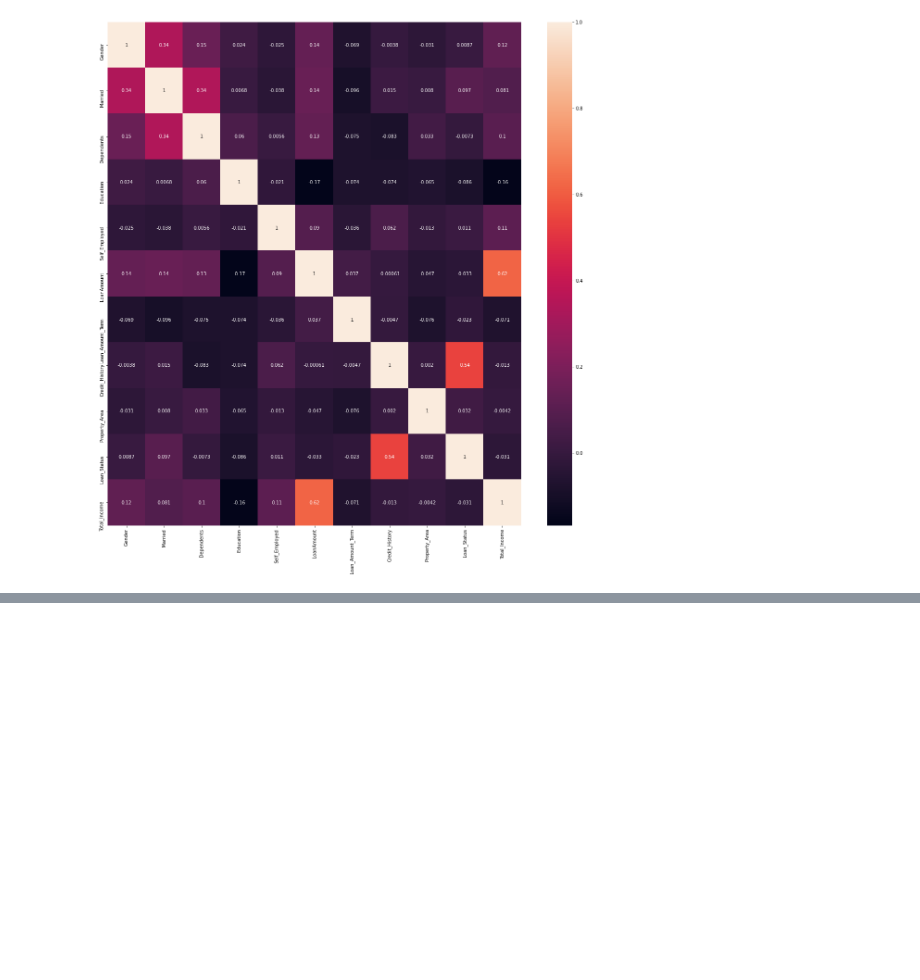
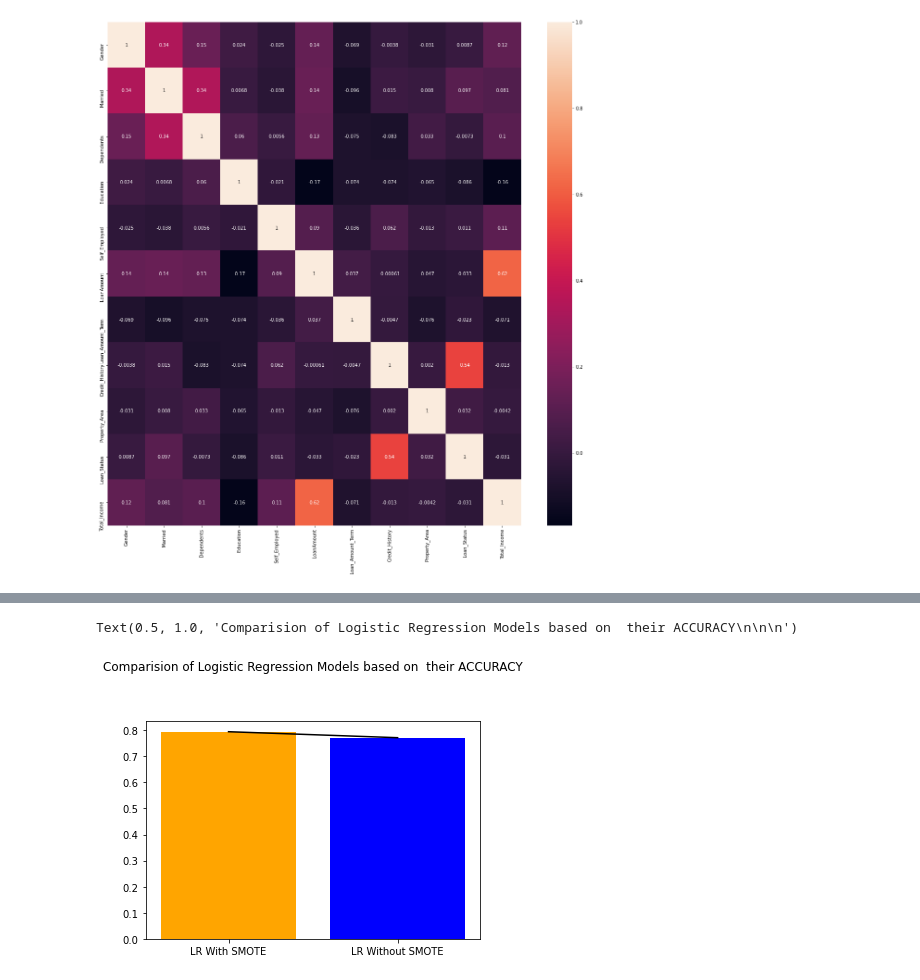
Before and after one commit to ashu741/HomeLoanPrediction, a Jupyter notebook: HomeLoanPrediction.ipynb, the cells around one changed output, grey strips where cells are left out. Cells and saved outputs as stored; diff of their text form; code cells hidden in the pictures; blank space fills up the shorter version.

```diff
--- a/HomeLoanPrediction.ipynb
+++ b/HomeLoanPrediction.ipynb
@@ -616,0 +651,7 @@ Text(0.5, 1.0, 'Comparision of Models based on  their ACCURACY while using SMOTE
+# %%
+plt.bar(['LR With SMOTE','LR Without SMOTE'],[accuracy_lr,accuracy_blr],color=['orange','blue'])
+plt.plot([accuracy_lr,accuracy_blr],color='black')
+plt.title('Comparision of Logistic Regression Models based on  their ACCURACY\n\n\n')
+# %% [output]
+Text(0.5, 1.0, 'Comparision of Logistic Regression Models based on  their ACCURACY\n\n\n')
+[figure, added]
```
Also changed, not shown: parts of 92 cells of this notebook.
